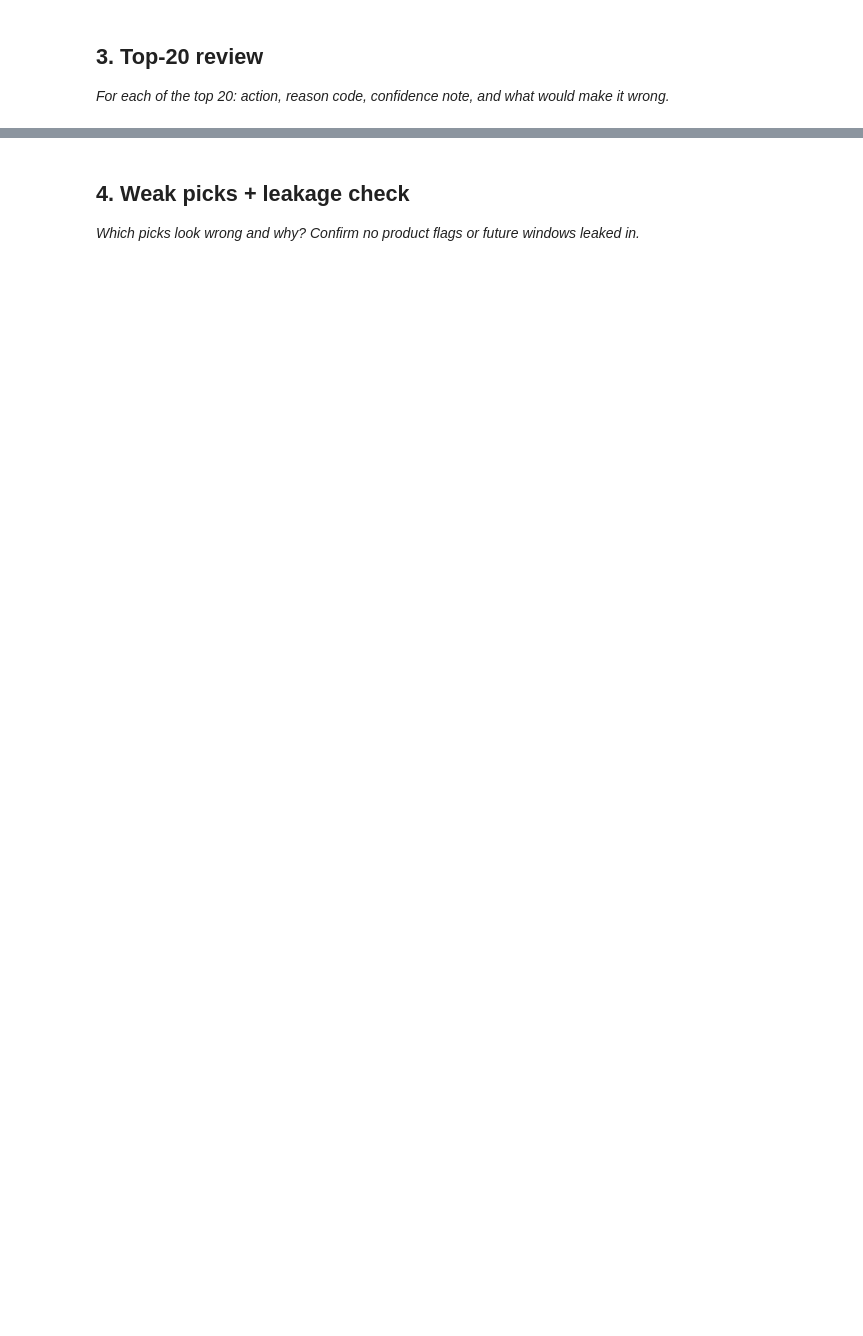
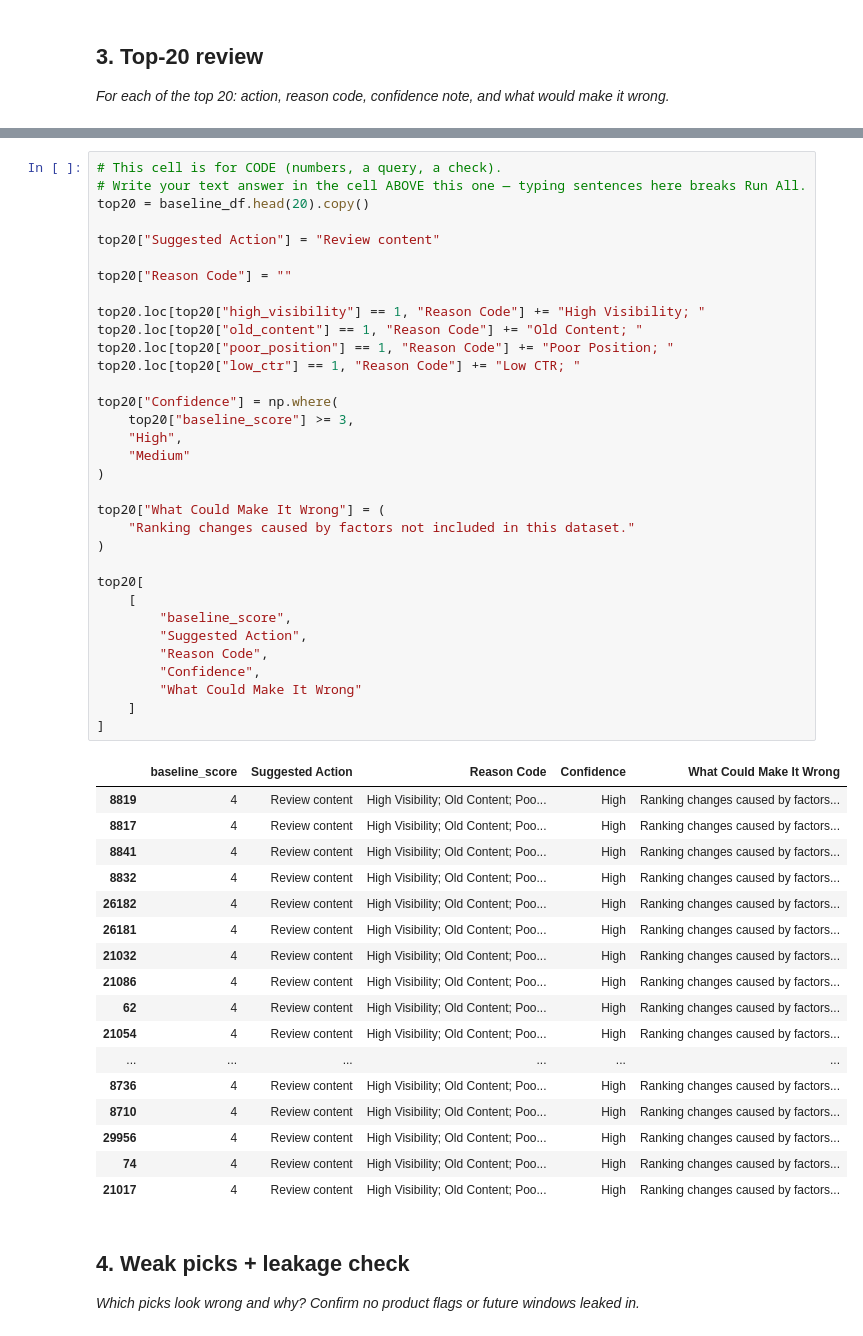
Before and after one commit to muneebulhaq02/flyrank-ml-internship, a Jupyter notebook: work/notebooks/w04_baseline_score.ipynb, the cells around one changed output, grey strips where cells are left out. Cells and saved outputs as stored; diff of their text form; blank space fills up the shorter version.

```diff
--- a/work/notebooks/w04_baseline_score.ipynb
+++ b/work/notebooks/w04_baseline_score.ipynb
@@ -30,3 +167,54 @@ This skeleton is yours to fill. Work the sections **in order** — each one has
+# %%
+# This cell is for CODE (numbers, a query, a check).
+# Write your text answer in the cell ABOVE this one — typing sentences here breaks Run All.
+top20 = baseline_df.head(20).copy()
+
+top20["Suggested Action"] = "Review content"
+
+top20["Reason Code"] = ""
+
+top20.loc[top20["high_visibility"] == 1, "Reason Code"] += "High Visibility; "
+top20.loc[top20["old_content"] == 1, "Reason Code"] += "Old Content; "
+top20.loc[top20["poor_position"] == 1, "Reason Code"] += "Poor Position; "
+top20.loc[top20["low_ctr"] == 1, "Reason Code"] += "Low CTR; "
+
+top20["Confidence"] = np.where(
+    top20["baseline_score"] >= 3,
+    "High",
+    "Medium"
+)
+
+top20["What Could Make It Wrong"] = (
+    "Ranking changes caused by factors not included in this dataset."
+)
+
+top20[
+    [
+        "baseline_score",
+        "Suggested Action",
+        "Reason Code",
+        "Confidence",
+        "What Could Make It Wrong"
+    ]
+]
+# %% [output]
+|  | baseline_score | Suggested Action | Reason Code | Confidence | What Could Make It Wrong |
+| 8819 | 4 | Review content | High Visibility; Old Content; Poo... | High | Ranking changes caused by factors... |
+| 8817 | 4 | Review content | High Visibility; Old Content; Poo... | High | Ranking changes caused by factors... |
+| 8841 | 4 | Review content | High Visibility; Old Content; Poo... | High | Ranking changes caused by factors... |
+| 8832 | 4 | Review content | High Visibility; Old Content; Poo... | High | Ranking changes caused by factors... |
+| 26182 | 4 | Review content | High Visibility; Old Content; Poo... | High | Ranking changes caused by factors... |
+| 26181 | 4 | Review content | High Visibility; Old Content; Poo... | High | Ranking changes caused by factors... |
+| 21032 | 4 | Review content | High Visibility; Old Content; Poo... | High | Ranking changes caused by factors... |
+| 21086 | 4 | Review content | High Visibility; Old Content; Poo... | High | Ranking changes caused by factors... |
+| 62 | 4 | Review content | High Visibility; Old Content; Poo... | High | Ranking changes caused by factors... |
+| 21054 | 4 | Review content | High Visibility; Old Content; Poo... | High | Ranking changes caused by factors... |
+| ... | ... | ... | ... | ... | ... |
+| 8736 | 4 | Review content | High Visibility; Old Content; Poo... | High | Ranking changes caused by factors... |
+| 8710 | 4 | Review content | High Visibility; Old Content; Poo... | High | Ranking changes caused by factors... |
+| 29956 | 4 | Review content | High Visibility; Old Content; Poo... | High | Ranking changes caused by factors... |
+| 74 | 4 | Review content | High Visibility; Old Content; Poo... | High | Ranking changes caused by factors... |
+| 21017 | 4 | Review content | High Visibility; Old Content; Poo... | High | Ranking changes caused by factors... |
 # %% [markdown]
 ## 4. Weak picks + leakage check
 
```
Also changed, not shown: parts of 10 cells of this notebook.
